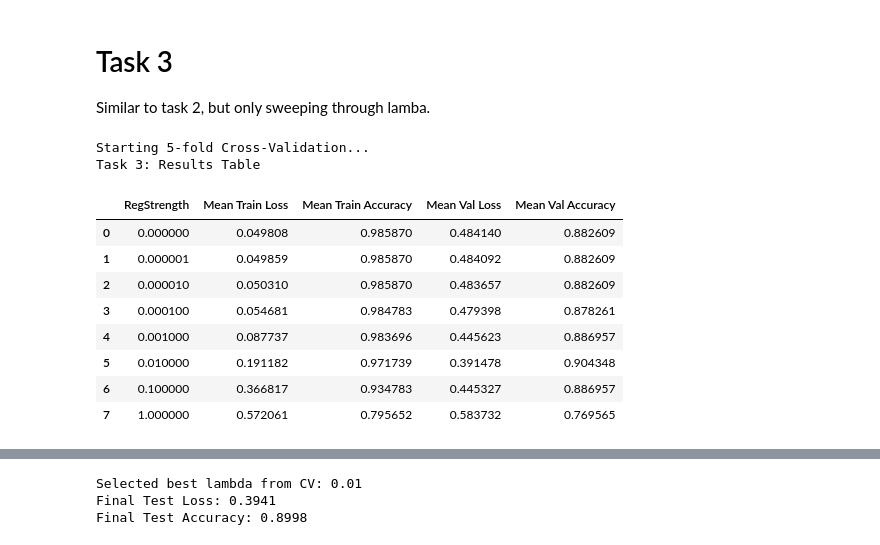
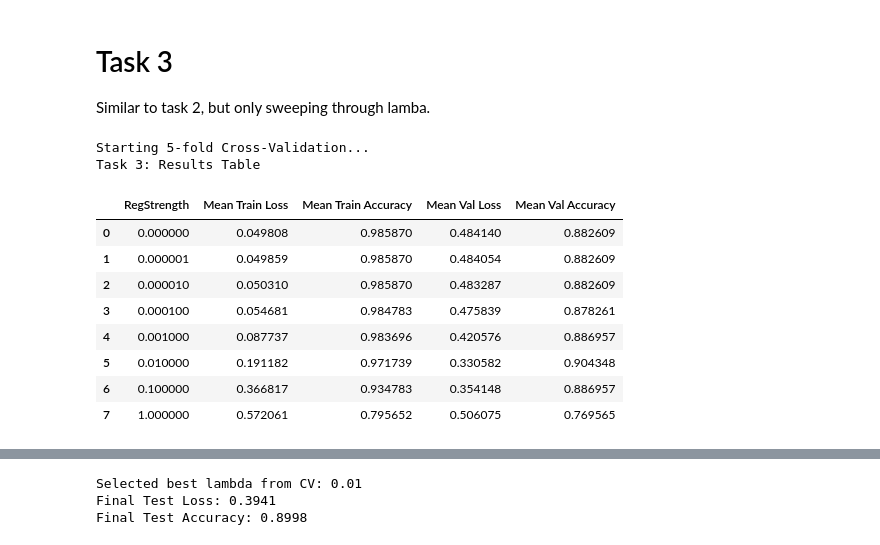
Before and after one commit to jacktheplant/assignment-2, a Jupyter notebook: assignment2.ipynb, the cells around one changed output, grey strips where cells are left out. Cells and saved outputs as stored; diff of their text form; code cells hidden in the pictures.

```diff
--- a/assignment2.ipynb
+++ b/assignment2.ipynb
@@ -207,7 +207,7 @@ class LogisticRegressionSGD:
     # the cross entropy loss function is inspired by the code review, but implements
     # regularization
 
-    def compute_cross_entropy_loss(self, x, y):
+    def compute_cross_entropy_loss(self, x, y, include_reg=True):
         """
         Compute the binary cross-entropy cost (negative log-likelihood).
 
@@ -233,16 +233,15 @@ class LogisticRegressionSGD:
         J = np.mean(y * np.log1p(np.exp(-z)) + (1-y) * np.log1p(np.exp(z)))
 
         # now, add regularization penalty
-        J += (self.reg_lambda) * np.sum(self.w[1:]**2)
         # here, we originally divided by N to use the mean cost,
         # to keep this consistent with the mean binary
         # cross-entropy loss implemented in the code review
         # however, we found that this made the regularization
         # too weak, so have excluded the divide by N term
-
+        if include_reg:
+            J += (self.reg_lambda) * np.sum(self.w[1:]**2)
 
         # we assume w[0] is a bias, so it is excluded here
-
         return J
 
     def predict(self, x):
@@ -593,41 +592,41 @@ for lambda_ in lambdas:
         train_accuracy = np.mean(train_predictions == y_cv_train)
 
         # same as previous
         x_cv_val_wb = np.column_stack([np.ones(len(x_cv_val)), x_cv_val])
-        val_loss = model.compute_cross_entropy_loss(x_cv_val_wb, y_cv_val)
+        val_loss = model.compute_cross_entropy_loss(x_cv_val_wb, y_cv_val, include_reg=False)
         val_preds = (model.sigmoid(np.dot(x_cv_val_wb, model.w)) >= 0.5).astype(int)
         val_acc = np.mean(val_preds == y_cv_val)
 
         fold_train_losses.append(train_loss)
         fold_val_losses.append(val_loss)
         fold_train_accuracies.append(train_accuracy)
         fold_val_accuracies.append(val_acc)
 
     # Record average results for this hyperparameter setting (this lambda)
     results_list.append({
         'RegStrength': lambda_,
         'Mean Train Loss': np.mean(fold_train_losses),
         'Mean Train Accuracy': np.mean(fold_train_accuracies),
         'Mean Val Loss': np.mean(fold_val_losses),
         'Mean Val Accuracy': np.mean(fold_val_accuracies)
     })
 
 # Convert to DataFrame for the Deliverable Table
 cv_results_df = pd.DataFrame(results_list)
 print("Task 3: Results Table")
 cv_results_df
 # %% [output]
 Starting 5-fold Cross-Validation...
 Task 3: Results Table
 |  | RegStrength | Mean Train Loss | Mean Train Accuracy | Mean Val Loss | Mean Val Accuracy |
 | 0 | 0.000000 | 0.049808 | 0.985870 | 0.484140 | 0.882609 |
-| 1 | 0.000001 | 0.049859 | 0.985870 | 0.484092 | 0.882609 |
-| 2 | 0.000010 | 0.050310 | 0.985870 | 0.483657 | 0.882609 |
-| 3 | 0.000100 | 0.054681 | 0.984783 | 0.479398 | 0.878261 |
-| 4 | 0.001000 | 0.087737 | 0.983696 | 0.445623 | 0.886957 |
-| 5 | 0.010000 | 0.191182 | 0.971739 | 0.391478 | 0.904348 |
-| 6 | 0.100000 | 0.366817 | 0.934783 | 0.445327 | 0.886957 |
-| 7 | 1.000000 | 0.572061 | 0.795652 | 0.583732 | 0.769565 |
+| 1 | 0.000001 | 0.049859 | 0.985870 | 0.484054 | 0.882609 |
+| 2 | 0.000010 | 0.050310 | 0.985870 | 0.483287 | 0.882609 |
+| 3 | 0.000100 | 0.054681 | 0.984783 | 0.475839 | 0.878261 |
+| 4 | 0.001000 | 0.087737 | 0.983696 | 0.420576 | 0.886957 |
+| 5 | 0.010000 | 0.191182 | 0.971739 | 0.330582 | 0.904348 |
+| 6 | 0.100000 | 0.366817 | 0.934783 | 0.354148 | 0.886957 |
+| 7 | 1.000000 | 0.572061 | 0.795652 | 0.506075 | 0.769565 |
 # %%
 plot_lambdas = [1e-7 if l == 0 else l for l in cv_results_df['RegStrength']]
 # we are creating log plots, so we don't want to cause numerical log(0) errors
```
Also changed, not shown: parts of 1 cell of this notebook.
